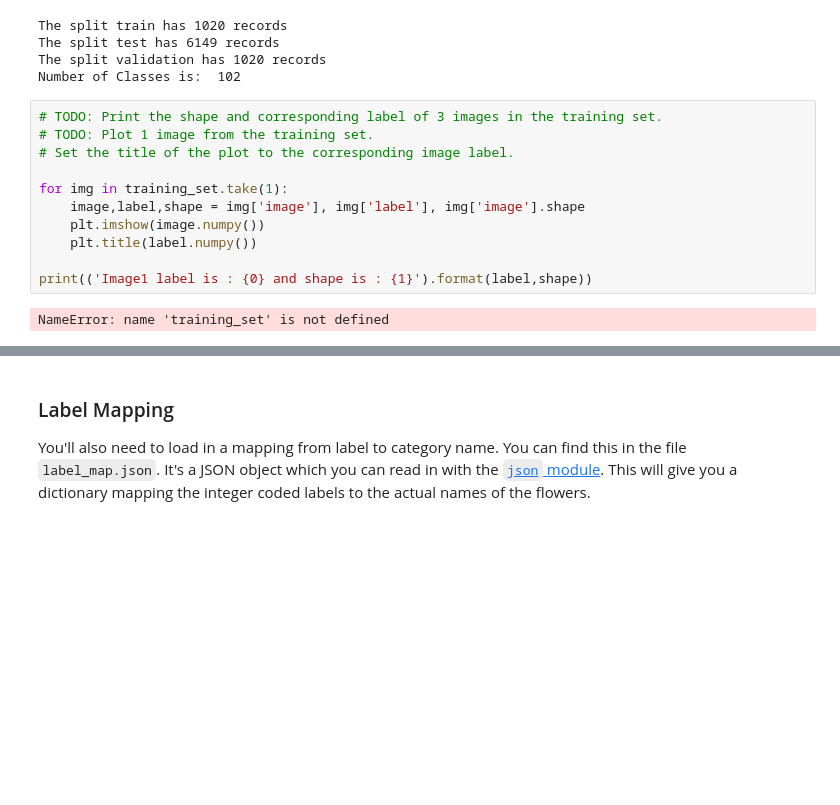
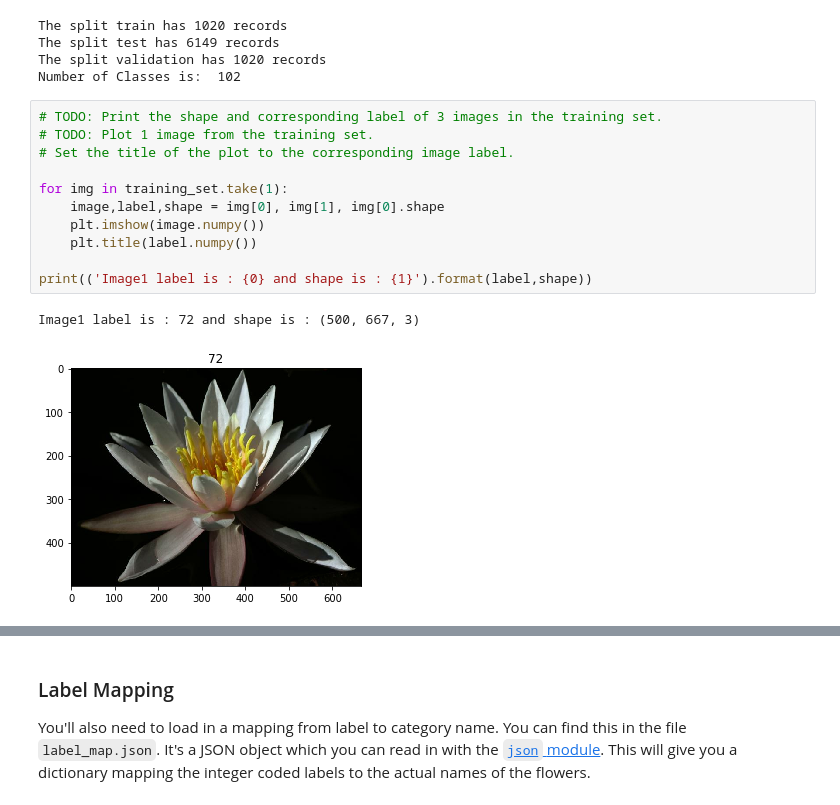
Before and after one commit to dwolfs/intro-to-ml-tensorflow, a Jupyter notebook: projects/p2_image_classifier/Project_Image_Classifier_Project.ipynb, the cells around one changed output, grey strips where cells are left out. Saved outputs shown, nothing was run; the diff lists cells and outputs as text; blank space fills up the shorter version.

```diff
--- a/projects/p2_image_classifier/Project_Image_Classifier_Project.ipynb
+++ b/projects/p2_image_classifier/Project_Image_Classifier_Project.ipynb
@@ -113,15 +123,16 @@ Number of Classes is:  102
 # %%
 # TODO: Print the shape and corresponding label of 3 images in the training set.
 # TODO: Plot 1 image from the training set.
 # Set the title of the plot to the corresponding image label.
 
 for img in training_set.take(1):
-    image,label,shape = img['image'], img['label'], img['image'].shape
+    image,label,shape = img[0], img[1], img[0].shape
     plt.imshow(image.numpy())
     plt.title(label.numpy())
 
 print(('Image1 label is : {0} and shape is : {1}').format(label,shape))
 # %% [output]
-NameError: name 'training_set' is not defined
+Image1 label is : 72 and shape is : (500, 667, 3)
+[figure, added]
 # %%
 for img in training_set.take(2):
```
Also changed, not shown: parts of 15 cells of this notebook.
